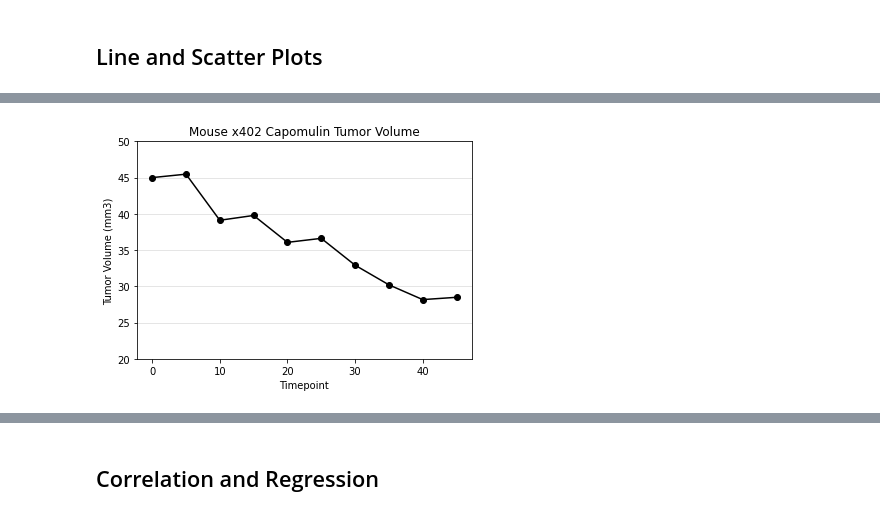
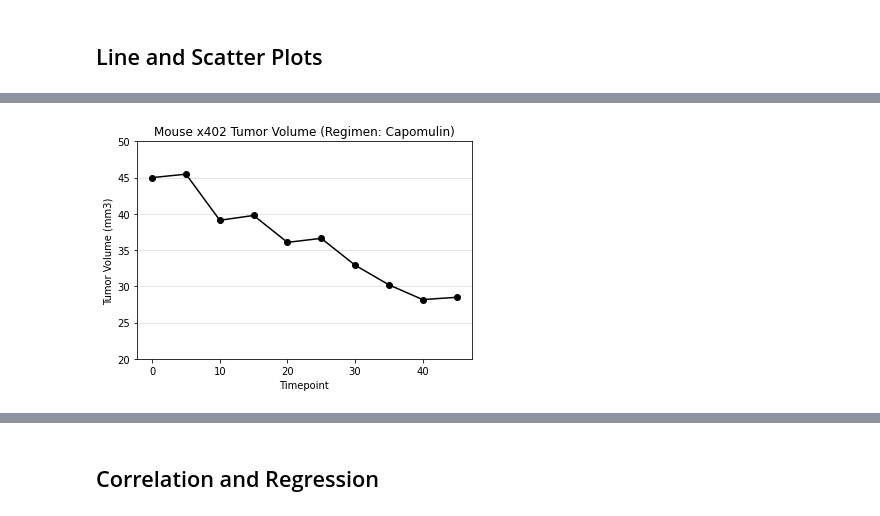
Before and after one commit to klharp/Matplotlib, a Jupyter notebook: pymaceuticals.ipynb, the cells around one changed output, grey strips where cells are left out. Saved outputs shown, nothing was run; the diff lists cells and outputs as text; code cells hidden in the pictures.

```diff
--- a/pymaceuticals.ipynb
+++ b/pymaceuticals.ipynb
@@ -360,19 +311,17 @@ Name: Tumor Volume (mm3), dtype: float64
 # %%
 # Generate a line plot of tumor volume vs. time point for a mouse treated with Capomulin
 # Identify a mouse in merged_max_timepoint and put it as a variable
 mouse = merge_df.loc[merge_df["Mouse ID"] == "x401"]
 #mouse
 
 #plt.yaxis.grid(True, linestyle="-", which="major", color="gray", alpha=0.25)
-plt.title("Mouse x402 Capomulin Tumor Volume")
+plt.title("Mouse x402 Tumor Volume (Regimen: Capomulin)")
 plt.ylabel("Tumor Volume (mm3)")
 plt.xlabel("Timepoint")
 plt.ylim(20,50)
 plt.grid(True, linestyle="-", axis ="y", which="major", color="gray", alpha=0.25)
 
-
 plt.plot(mouse["Timepoint"], mouse["Tumor Volume (mm3)"], color="black", marker="o")
-
 plt.show()
 # %% [output]
-[figure, old version]
+[figure, new version]
```
Also changed, not shown: parts of 14 cells of this notebook.
